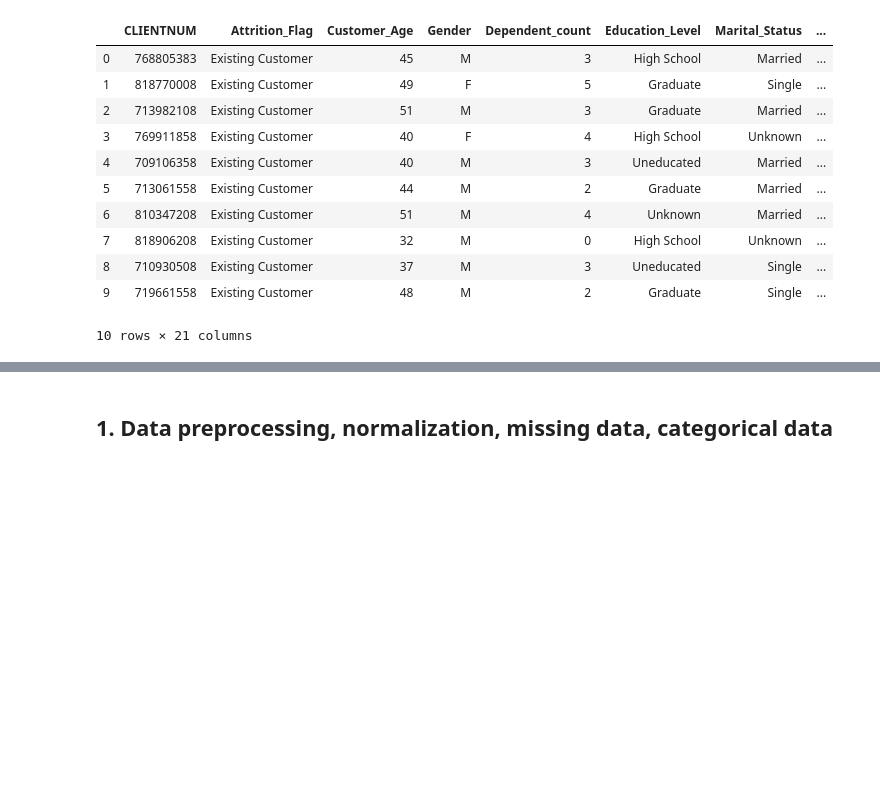
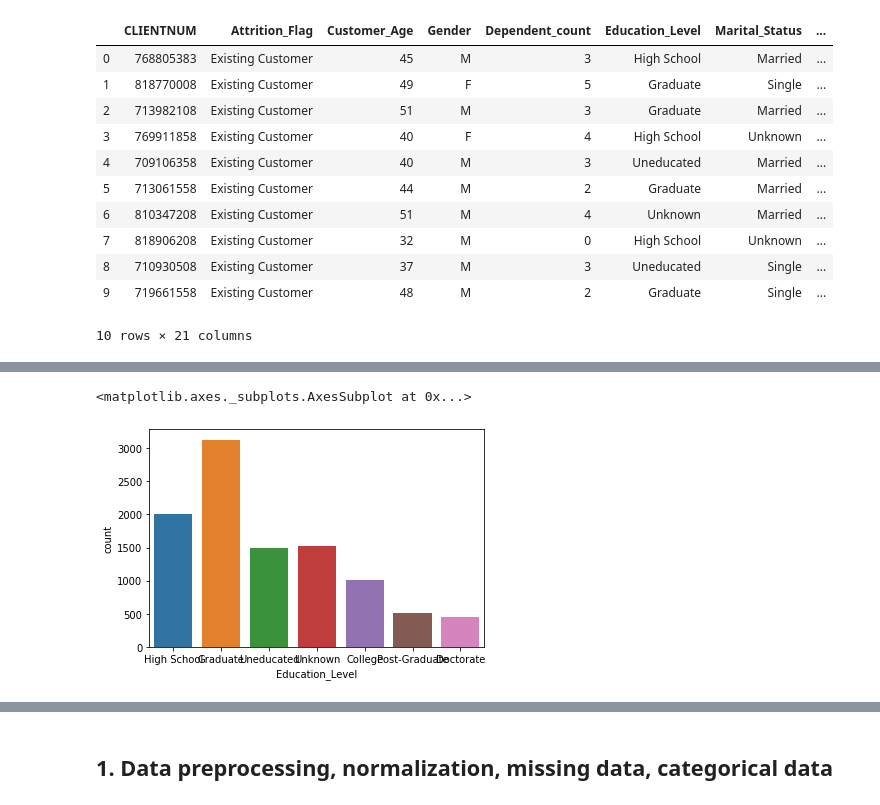
Before and after one commit to Elena-Chikara/Banking-churn-prediction-for-marketing-purposes, a Jupyter notebook: Bank_template.ipynb, the cells around one changed output, grey strips where cells are left out. Drawn from its saved outputs; the diff is of its cells as text; code cells hidden in the pictures; blank space fills up the shorter version.

```diff
--- a/Bank_template.ipynb
+++ b/Bank_template.ipynb
@@ -127,0 +138,5 @@ dataset.head(10)
+# %%
+sns.countplot(dataset['Education_Level'])
+# %% [output]
+<matplotlib.axes._subplots.AxesSubplot at 0x...>
+[figure, added]
```
Also changed, not shown: parts of 32 cells of this notebook.
